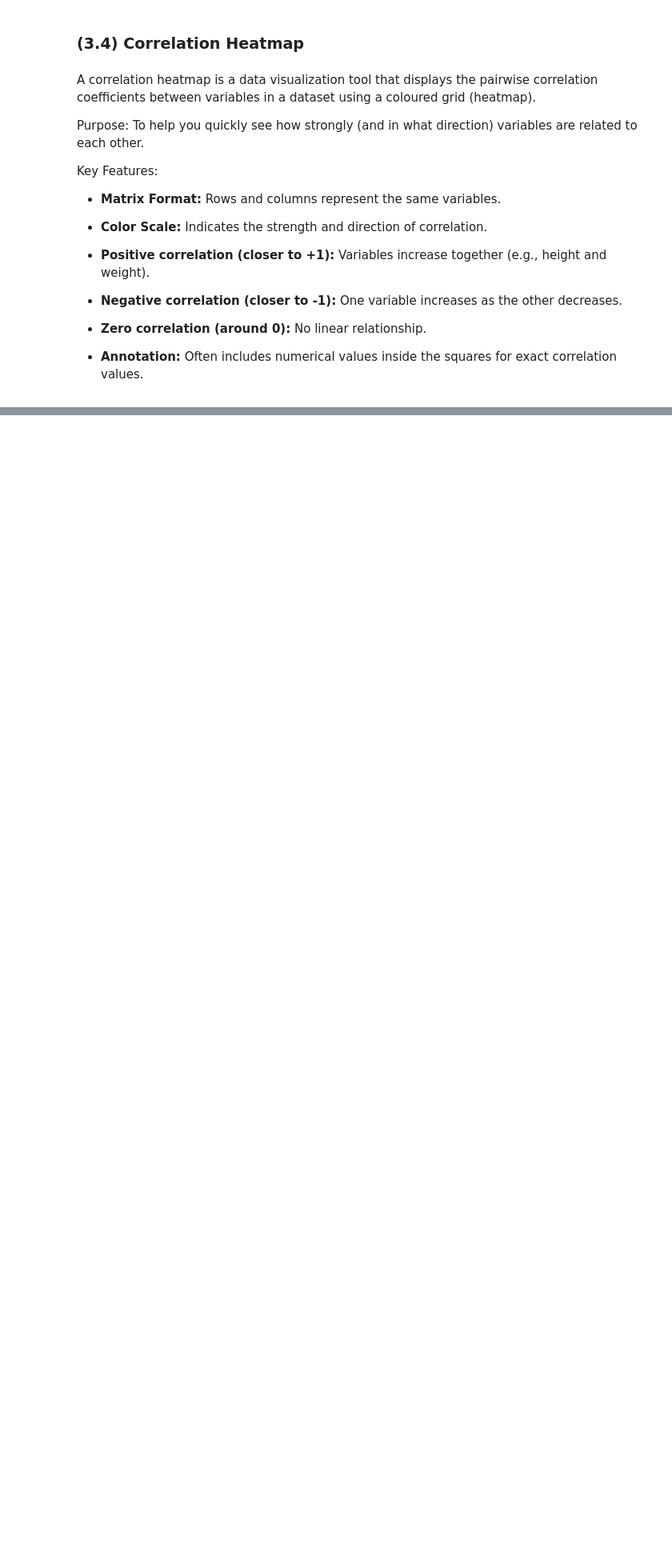
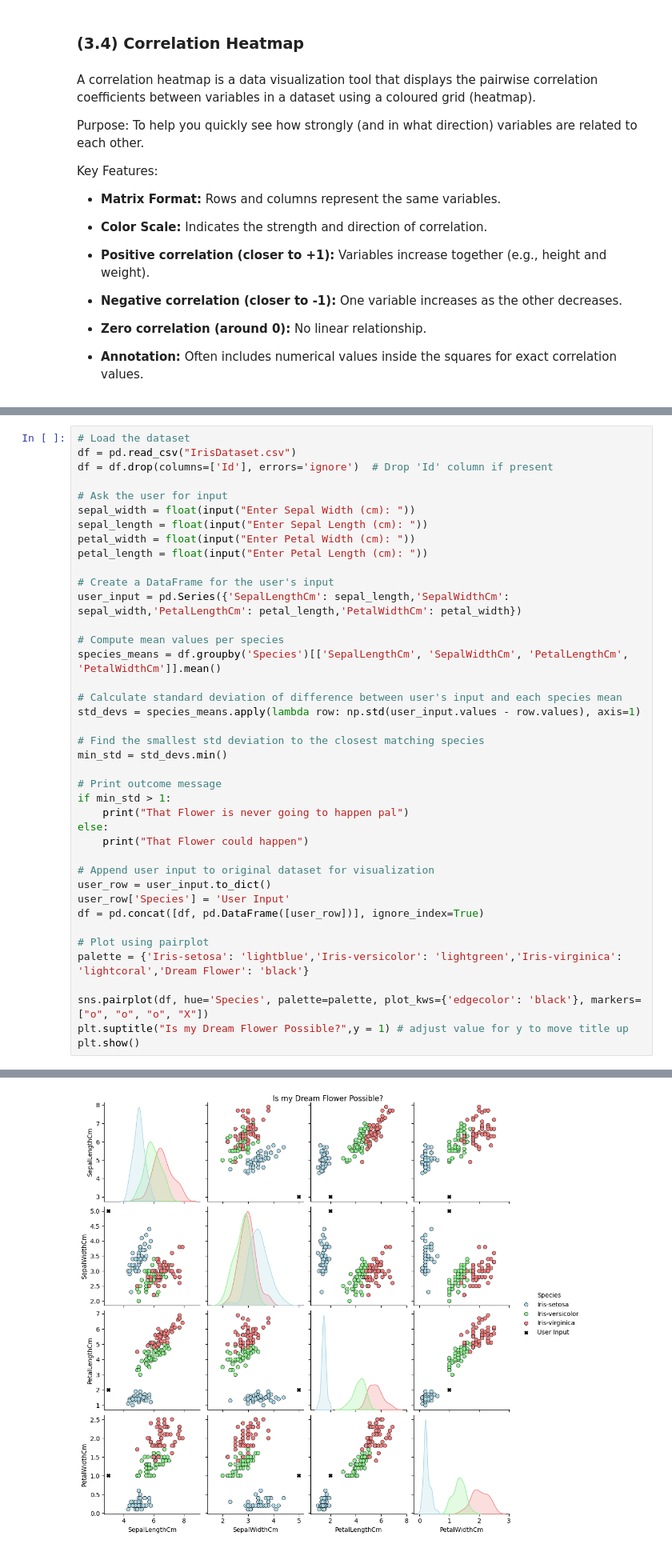
Before and after one commit to PectenMaximus/pands-project, a Jupyter notebook: FinalProject.ipynb, the cells around one changed output, grey strips where cells are left out. Shown at 80% size. Cells and saved outputs as stored; diff of their text form; blank space fills up the shorter version.

```diff
--- a/FinalProject.ipynb
+++ b/FinalProject.ipynb
@@ -400,0 +492,41 @@ Correlation heatmap saved at: C:\AlecProjects\pands-project\Images for Notebook\
+# %%
+# Load the dataset
+df = pd.read_csv("IrisDataset.csv")
+df = df.drop(columns=['Id'], errors='ignore')  # Drop 'Id' column if present
+
+# Ask the user for input
+sepal_width = float(input("Enter Sepal Width (cm): "))
+sepal_length = float(input("Enter Sepal Length (cm): "))
+petal_width = float(input("Enter Petal Width (cm): "))
+petal_length = float(input("Enter Petal Length (cm): "))
+
+# Create a DataFrame for the user's input
+user_input = pd.Series({'SepalLengthCm': sepal_length,'SepalWidthCm': sepal_width,'PetalLengthCm': petal_length,'PetalWidthCm': petal_width})
+
+# Compute mean values per species
+species_means = df.groupby('Species')[['SepalLengthCm', 'SepalWidthCm', 'PetalLengthCm', 'PetalWidthCm']].mean()
+
+# Calculate standard deviation of difference between user's input and each species mean
+std_devs = species_means.apply(lambda row: np.std(user_input.values - row.values), axis=1)
+
+# Find the smallest std deviation to the closest matching species
+min_std = std_devs.min()
+
+# Print outcome message
+if min_std > 1:
+    print("That Flower is never going to happen pal")
+else:
+    print("That Flower could happen")
+
+# Append user input to original dataset for visualization
+user_row = user_input.to_dict()
+user_row['Species'] = 'User Input'
+df = pd.concat([df, pd.DataFrame([user_row])], ignore_index=True)
+
+# Plot using pairplot
+palette = {'Iris-setosa': 'lightblue','Iris-versicolor': 'lightgreen','Iris-virginica': 'lightcoral','Dream Flower': 'black'}
+
+sns.pairplot(df, hue='Species', palette=palette, plot_kws={'edgecolor': 'black'}, markers=["o", "o", "o", "X"])
+plt.suptitle("Is my Dream Flower Possible?",y = 1) # adjust value for y to move title up
+plt.show()
+# %% [output]
@@ -400,0 +534 @@ Correlation heatmap saved at: C:\AlecProjects\pands-project\Images for Notebook\
+[figure, added]
```
Also changed, not shown: parts of 25 cells of this notebook.
